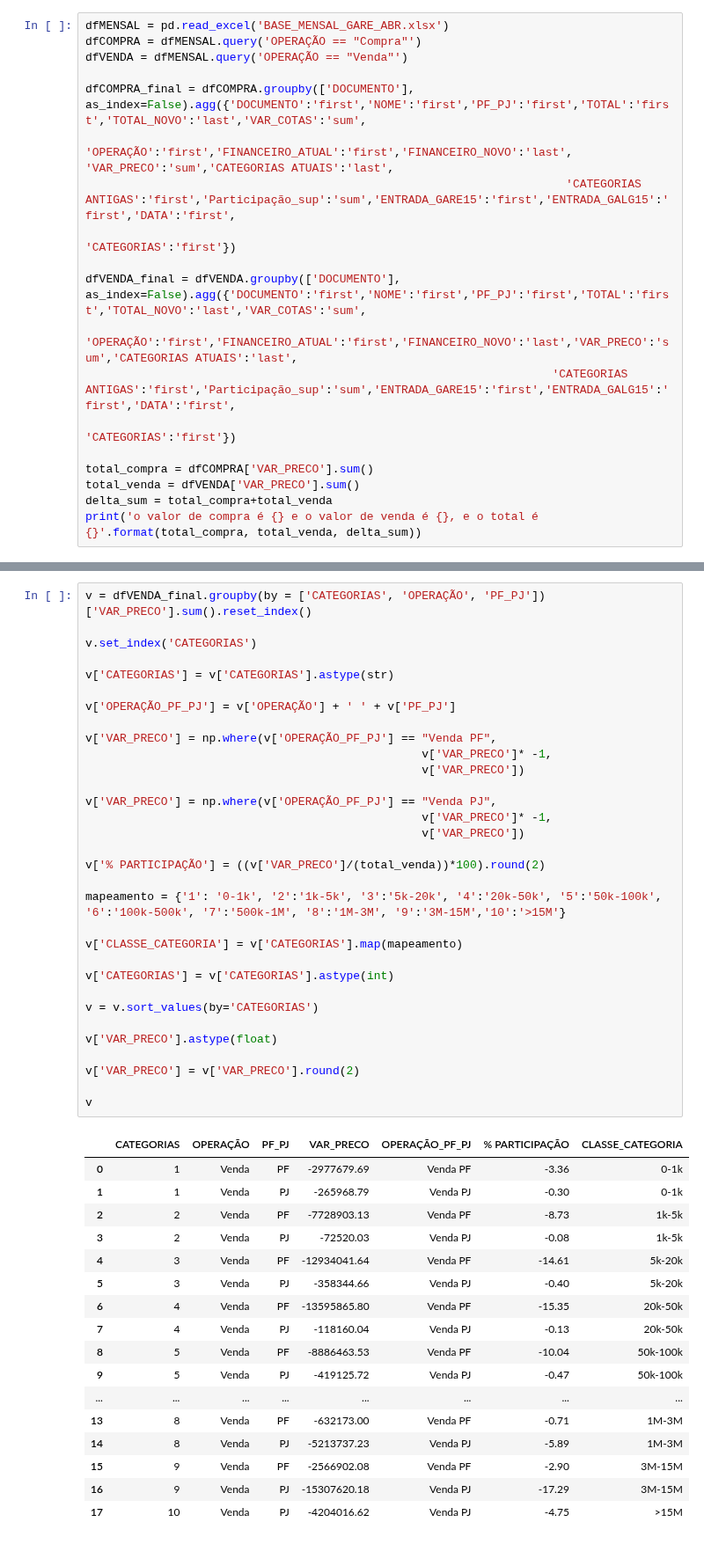
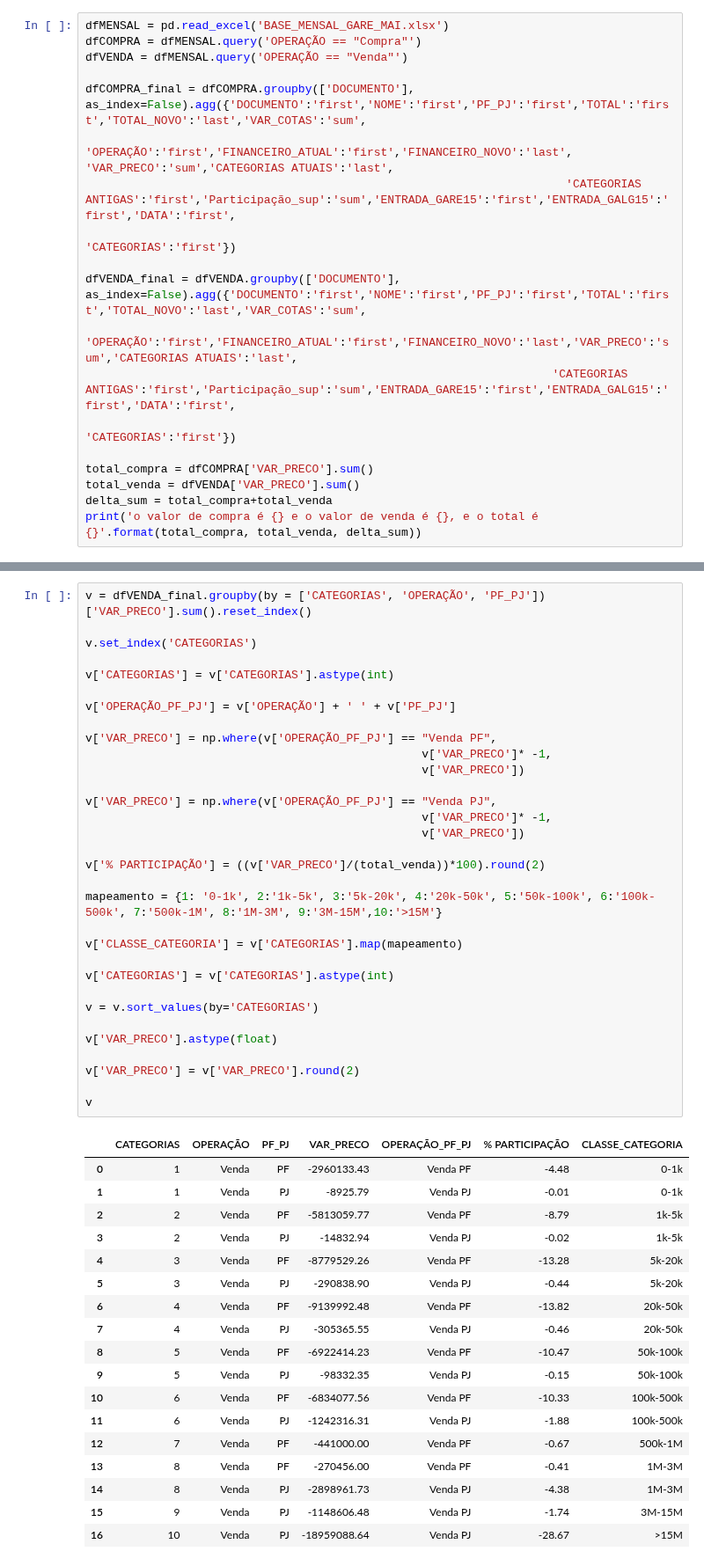
Before and after one commit to LucasFranco-guardian/Relat-rios-Passivo, a Jupyter notebook: MonthXWeek_GARE.ipynb, the cells around one changed output, grey strips where cells are left out. Shown at 88% size. Cells and saved outputs as stored; diff of their text form.

```diff
--- a/MonthXWeek_GARE.ipynb
+++ b/MonthXWeek_GARE.ipynb
@@ -12,7 +12,7 @@ import openpyxl
 import setuptools
 import pandas_datareader as pdr
 # %%
-dfMENSAL = pd.read_excel('BASE_MENSAL_GARE_ABR.xlsx')
+dfMENSAL = pd.read_excel('BASE_MENSAL_GARE_MAI.xlsx')
 dfCOMPRA = dfMENSAL.query('OPERAÇÃO == "Compra"')
 dfVENDA = dfMENSAL.query('OPERAÇÃO == "Venda"')
 
@@ -96,51 +111,52 @@ v = dfVENDA_final.groupby(by = ['CATEGORIAS', 'OPERAÇÃO', 'PF_PJ'])['VAR_PRECO
 
 v.set_index('CATEGORIAS')
 
-v['CATEGORIAS'] = v['CATEGORIAS'].astype(str)
+v['CATEGORIAS'] = v['CATEGORIAS'].astype(int)
 
 v['OPERAÇÃO_PF_PJ'] = v['OPERAÇÃO'] + ' ' + v['PF_PJ']
 
 v['VAR_PRECO'] = np.where(v['OPERAÇÃO_PF_PJ'] == "Venda PF",
                                                  v['VAR_PRECO']* -1,
                                                  v['VAR_PRECO'])
 
 v['VAR_PRECO'] = np.where(v['OPERAÇÃO_PF_PJ'] == "Venda PJ",
                                                  v['VAR_PRECO']* -1,
                                                  v['VAR_PRECO'])
 
 v['% PARTICIPAÇÃO'] = ((v['VAR_PRECO']/(total_venda))*100).round(2)
 
-mapeamento = {'1': '0-1k', '2':'1k-5k', '3':'5k-20k', '4':'20k-50k', '5':'50k-100k', '6':'100k-500k', '7':'500k-1M', '8':'1M-3M', '9':'3M-15M','10':'>15M'}
+mapeamento = {1: '0-1k', 2:'1k-5k', 3:'5k-20k', 4:'20k-50k', 5:'50k-100k', 6:'100k-500k', 7:'500k-1M', 8:'1M-3M', 9:'3M-15M',10:'>15M'}
 
 v['CLASSE_CATEGORIA'] = v['CATEGORIAS'].map(mapeamento)
 
 v['CATEGORIAS'] = v['CATEGORIAS'].astype(int)
 
 v = v.sort_values(by='CATEGORIAS')
 
 v['VAR_PRECO'].astype(float)
 
 v['VAR_PRECO'] = v['VAR_PRECO'].round(2)
 
 v
 # %% [output]
 |  | CATEGORIAS | OPERAÇÃO | PF_PJ | VAR_PRECO | OPERAÇÃO_PF_PJ | % PARTICIPAÇÃO | CLASSE_CATEGORIA |
-| 0 | 1 | Venda | PF | -2977679.69 | Venda PF | -3.36 | 0-1k |
-| 1 | 1 | Venda | PJ | -265968.79 | Venda PJ | -0.30 | 0-1k |
-| 2 | 2 | Venda | PF | -7728903.13 | Venda PF | -8.73 | 1k-5k |
-| 3 | 2 | Venda | PJ | -72520.03 | Venda PJ | -0.08 | 1k-5k |
-| 4 | 3 | Venda | PF | -12934041.64 | Venda PF | -14.61 | 5k-20k |
-| 5 | 3 | Venda | PJ | -358344.66 | Venda PJ | -0.40 | 5k-20k |
-| 6 | 4 | Venda | PF | -13595865.80 | Venda PF | -15.35 | 20k-50k |
-| 7 | 4 | Venda | PJ | -118160.04 | Venda PJ | -0.13 | 20k-50k |
-| 8 | 5 | Venda | PF | -8886463.53 | Venda PF | -10.04 | 50k-100k |
-| 9 | 5 | Venda | PJ | -419125.72 | Venda PJ | -0.47 | 50k-100k |
-| ... | ... | ... | ... | ... | ... | ... | ... |
-| 13 | 8 | Venda | PF | -632173.00 | Venda PF | -0.71 | 1M-3M |
-| 14 | 8 | Venda | PJ | -5213737.23 | Venda PJ | -5.89 | 1M-3M |
-| 15 | 9 | Venda | PF | -2566902.08 | Venda PF | -2.90 | 3M-15M |
-| 16 | 9 | Venda | PJ | -15307620.18 | Venda PJ | -17.29 | 3M-15M |
-| 17 | 10 | Venda | PJ | -4204016.62 | Venda PJ | -4.75 | >15M |
+| 0 | 1 | Venda | PF | -2960133.43 | Venda PF | -4.48 | 0-1k |
+| 1 | 1 | Venda | PJ | -8925.79 | Venda PJ | -0.01 | 0-1k |
+| 2 | 2 | Venda | PF | -5813059.77 | Venda PF | -8.79 | 1k-5k |
+| 3 | 2 | Venda | PJ | -14832.94 | Venda PJ | -0.02 | 1k-5k |
+| 4 | 3 | Venda | PF | -8779529.26 | Venda PF | -13.28 | 5k-20k |
+| 5 | 3 | Venda | PJ | -290838.90 | Venda PJ | -0.44 | 5k-20k |
+| 6 | 4 | Venda | PF | -9139992.48 | Venda PF | -13.82 | 20k-50k |
+| 7 | 4 | Venda | PJ | -305365.55 | Venda PJ | -0.46 | 20k-50k |
+| 8 | 5 | Venda | PF | -6922414.23 | Venda PF | -10.47 | 50k-100k |
+| 9 | 5 | Venda | PJ | -98332.35 | Venda PJ | -0.15 | 50k-100k |
+| 10 | 6 | Venda | PF | -6834077.56 | Venda PF | -10.33 | 100k-500k |
+| 11 | 6 | Venda | PJ | -1242316.31 | Venda PJ | -1.88 | 100k-500k |
+| 12 | 7 | Venda | PF | -441000.00 | Venda PF | -0.67 | 500k-1M |
+| 13 | 8 | Venda | PF | -270456.00 | Venda PF | -0.41 | 1M-3M |
+| 14 | 8 | Venda | PJ | -2898961.73 | Venda PJ | -4.38 | 1M-3M |
+| 15 | 9 | Venda | PJ | -1148606.48 | Venda PJ | -1.74 | 3M-15M |
+| 16 | 10 | Venda | PJ | -18959088.64 | Venda PJ | -28.67 | >15M |
 # %%
 # Suponha que seu DataFrame se chame 'graf' e tenha as colunas 'Categorias', 'Operação', e 'Delta_financeiro'
 fig, ax = plt.subplots(figsize=(10, 6))
```
Also changed, not shown: parts of 11 cells of this notebook, 5 other files.
